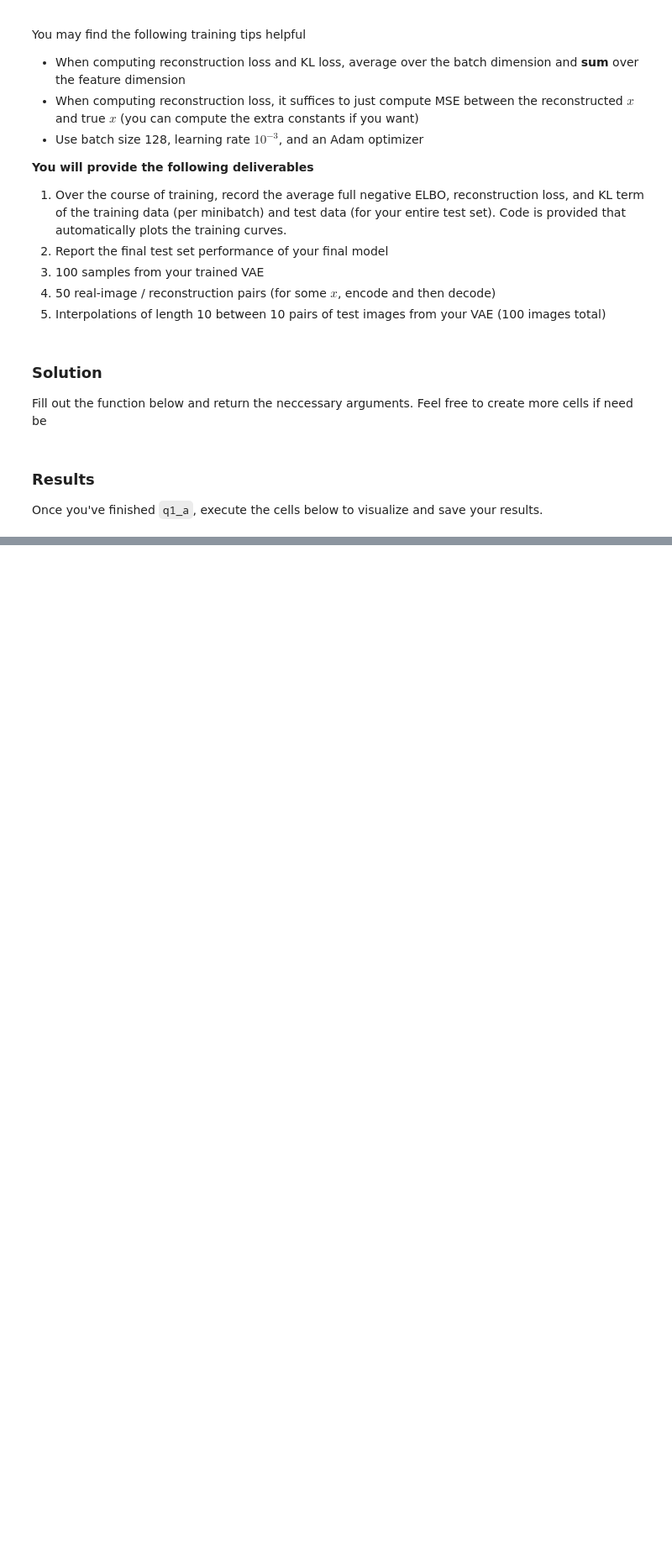
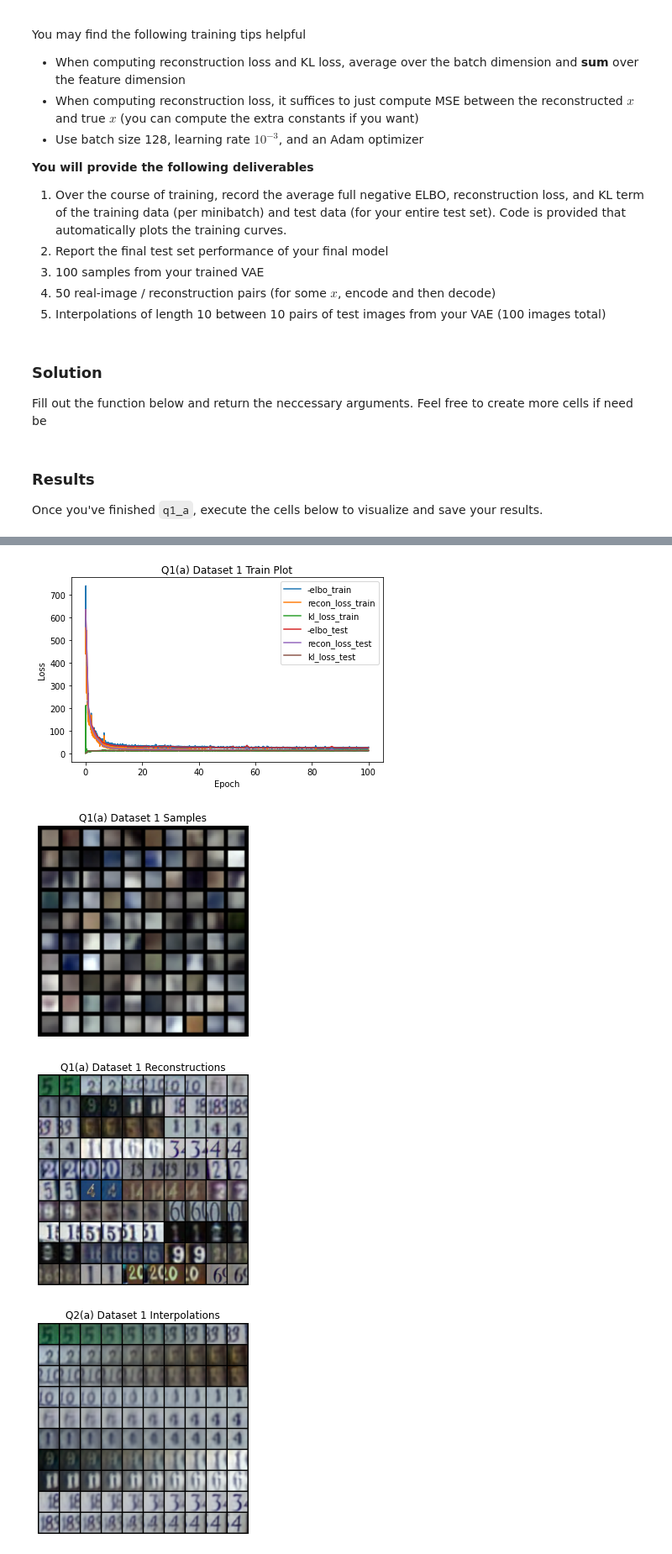
Before and after one commit to breengles/dul_2021, a Jupyter notebook: Homework5_vae.ipynb, the cells around one changed output, grey strips where cells are left out. Shown at 84% size. Cells and saved outputs as stored; diff of their text form; code cells hidden in the pictures; blank space fills up the shorter version.

```diff
--- a/Homework5_vae.ipynb
+++ b/Homework5_vae.ipynb
@@ -114,0 +131,3 @@ Once you've finished `q1_a`, execute the cells below to visualize and save your
+# %%
+q1_save_results('a', 1, lambda train, test, dset_id: q1_a(train, test, dset_id, latent_dim=16, epochs=100, batch_size=128, lr=1e-3, l2=1e-5))
+# %% [output]
@@ -114,0 +135,4 @@ Once you've finished `q1_a`, execute the cells below to visualize and save your
+[figure, added]
+[figure, added]
+[figure, added]
+[figure, added]
```
Also changed, not shown: parts of 10 cells of this notebook, 10 other files.
